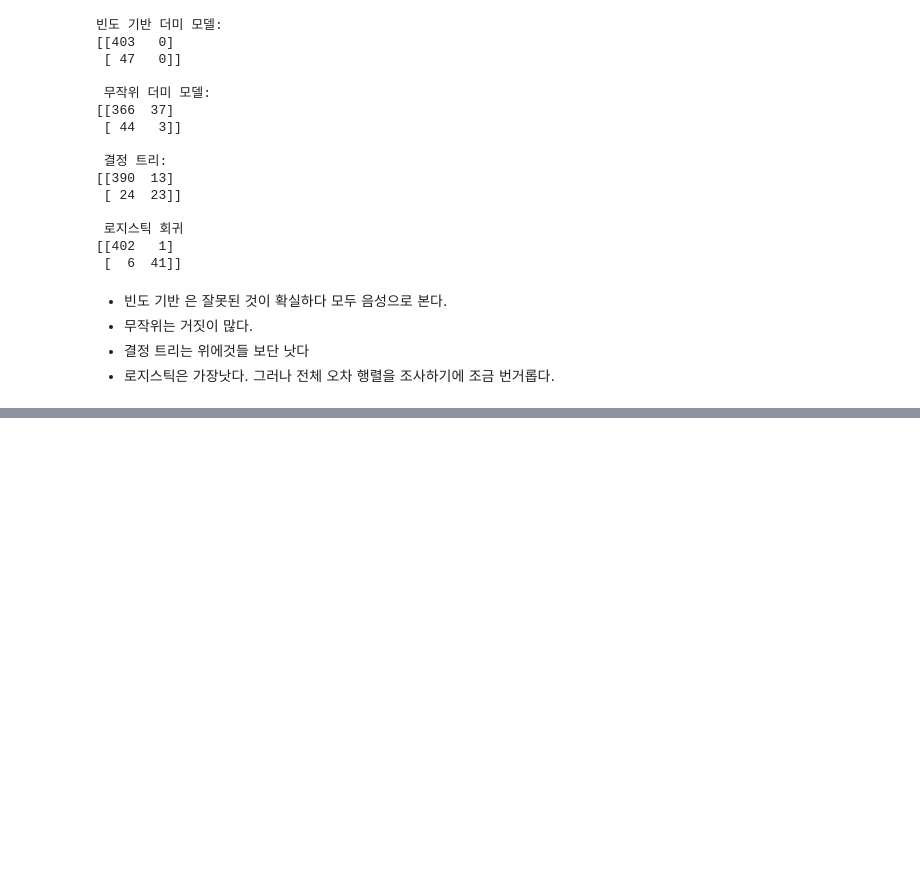
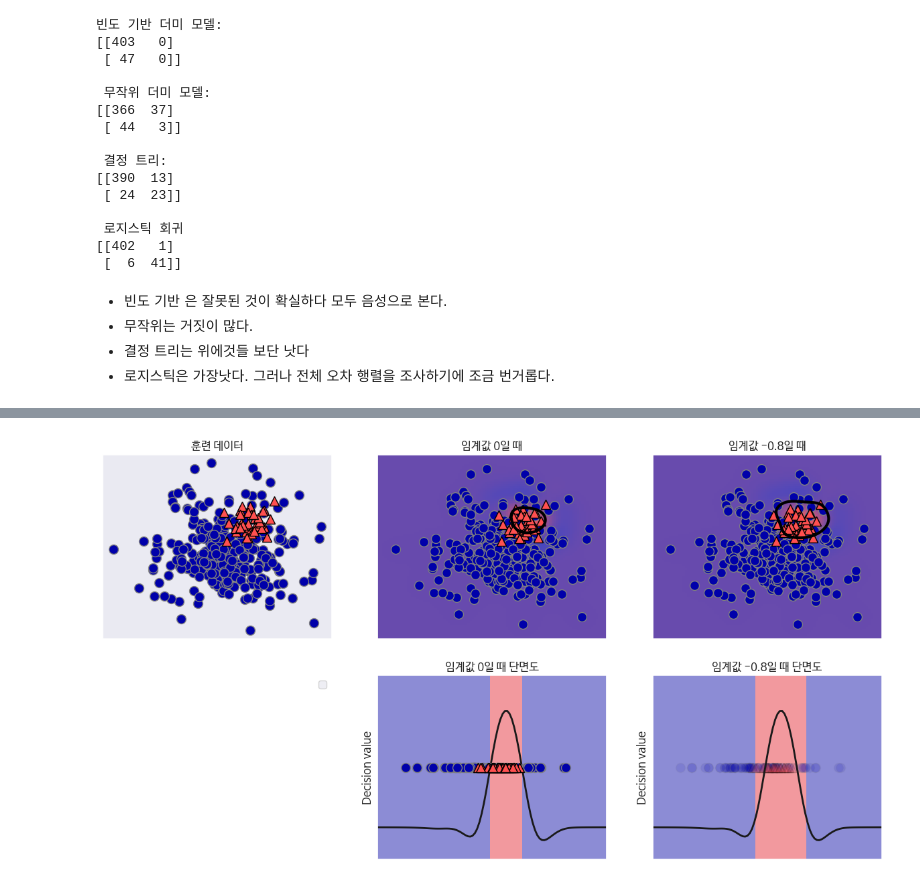
Before and after one commit to 201ssc/python_test1, a Jupyter notebook: 5_3평가지표와_측정.ipynb, the cells around one changed output, grey strips where cells are left out. Saved outputs shown, nothing was run; the diff lists cells and outputs as text; code cells hidden in the pictures; blank space fills up the shorter version.

```diff
--- a/5_3평가지표와_측정.ipynb
+++ b/5_3평가지표와_측정.ipynb
@@ -199,0 +270,4 @@ print(confusion_matrix(y_test, pred_logreg))
+# %%
+mglearn.plots.plot_decision_threshold()
+# %% [output]
+[figure, added]
```
Also changed, not shown: parts of 23 cells of this notebook.
